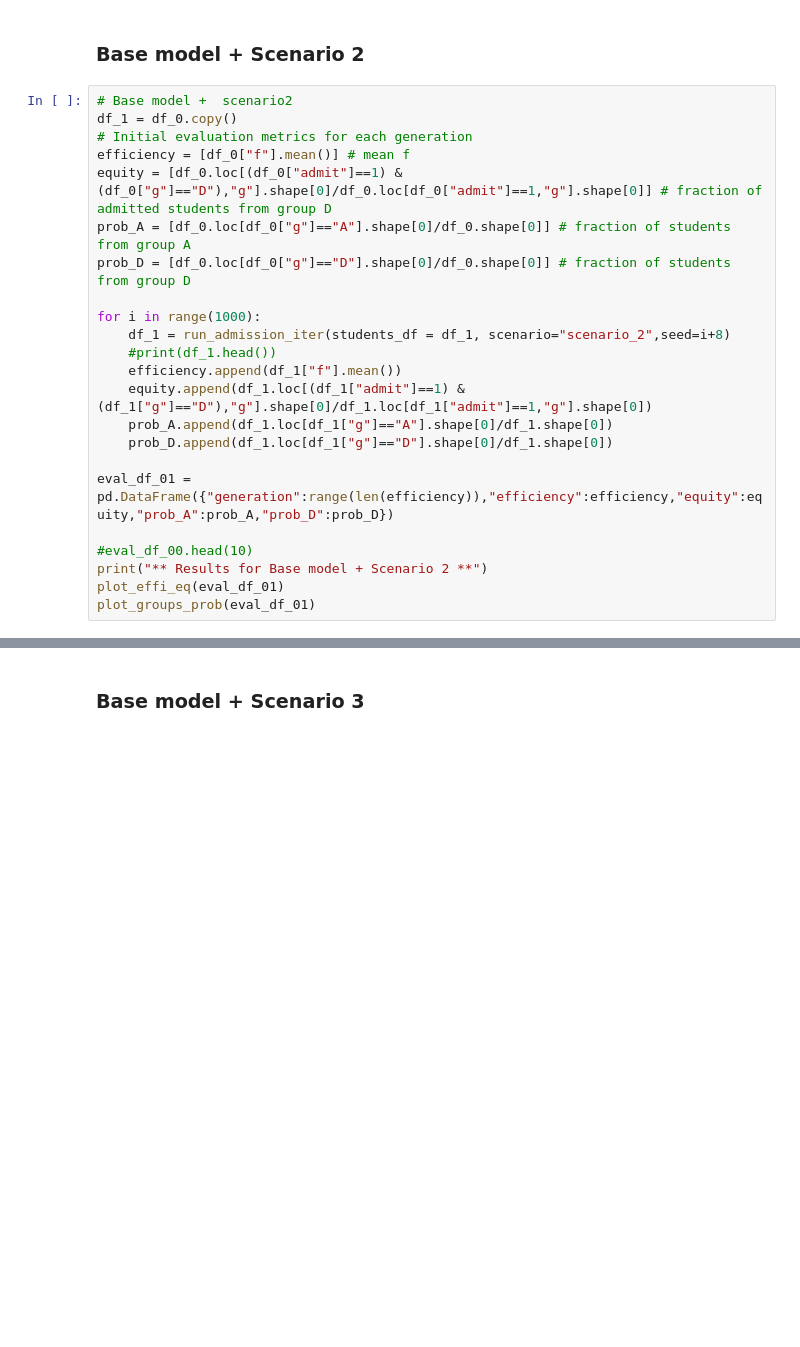
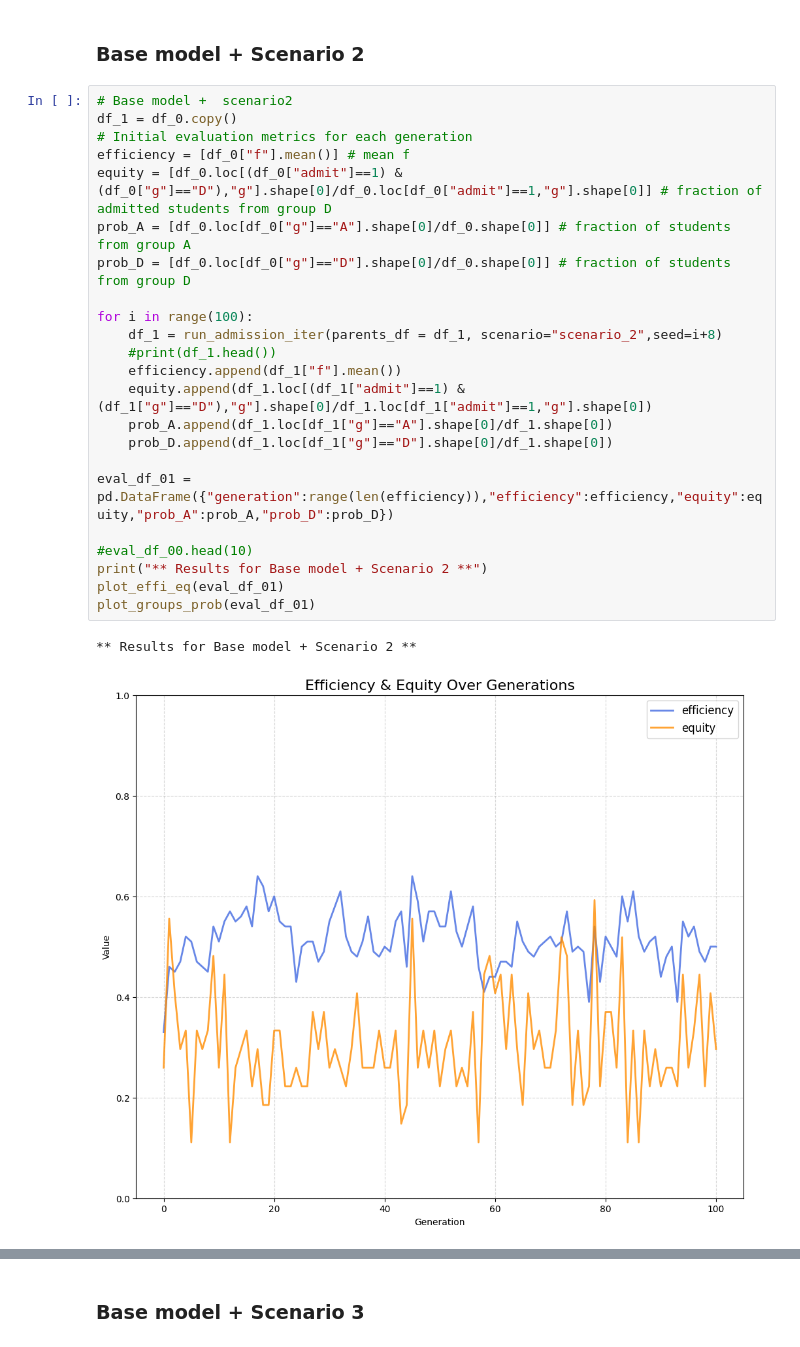
Before and after one commit to xav1002/DCDS_500_Project_1_LM_YX_VX, a Jupyter notebook: main.ipynb, the cells around one changed output, grey strips where cells are left out. Cells and saved outputs as stored; diff of their text form; blank space fills up the shorter version.

```diff
--- a/main.ipynb
+++ b/main.ipynb
@@ -467,23 +554,26 @@ plot_groups_prob(eval_df_00)
 # %%
 # Base model +  scenario2
 df_1 = df_0.copy()
 # Initial evaluation metrics for each generation
 efficiency = [df_0["f"].mean()] # mean f
 equity = [df_0.loc[(df_0["admit"]==1) & (df_0["g"]=="D"),"g"].shape[0]/df_0.loc[df_0["admit"]==1,"g"].shape[0]] # fraction of admitted students from group D
 prob_A = [df_0.loc[df_0["g"]=="A"].shape[0]/df_0.shape[0]] # fraction of students from group A
 prob_D = [df_0.loc[df_0["g"]=="D"].shape[0]/df_0.shape[0]] # fraction of students from group D
 
-for i in range(1000):
-    df_1 = run_admission_iter(students_df = df_1, scenario="scenario_2",seed=i+8)
+for i in range(100):
+    df_1 = run_admission_iter(parents_df = df_1, scenario="scenario_2",seed=i+8)
     #print(df_1.head())
     efficiency.append(df_1["f"].mean())
     equity.append(df_1.loc[(df_1["admit"]==1) & (df_1["g"]=="D"),"g"].shape[0]/df_1.loc[df_1["admit"]==1,"g"].shape[0])
     prob_A.append(df_1.loc[df_1["g"]=="A"].shape[0]/df_1.shape[0])
     prob_D.append(df_1.loc[df_1["g"]=="D"].shape[0]/df_1.shape[0])
 
 eval_df_01 = pd.DataFrame({"generation":range(len(efficiency)),"efficiency":efficiency,"equity":equity,"prob_A":prob_A,"prob_D":prob_D})
 
 #eval_df_00.head(10)
 print("** Results for Base model + Scenario 2 **")
 plot_effi_eq(eval_df_01)
 plot_groups_prob(eval_df_01)
+# %% [output]
+** Results for Base model + Scenario 2 **
+[figure, added]
```
Also changed, not shown: parts of 13 cells of this notebook.
